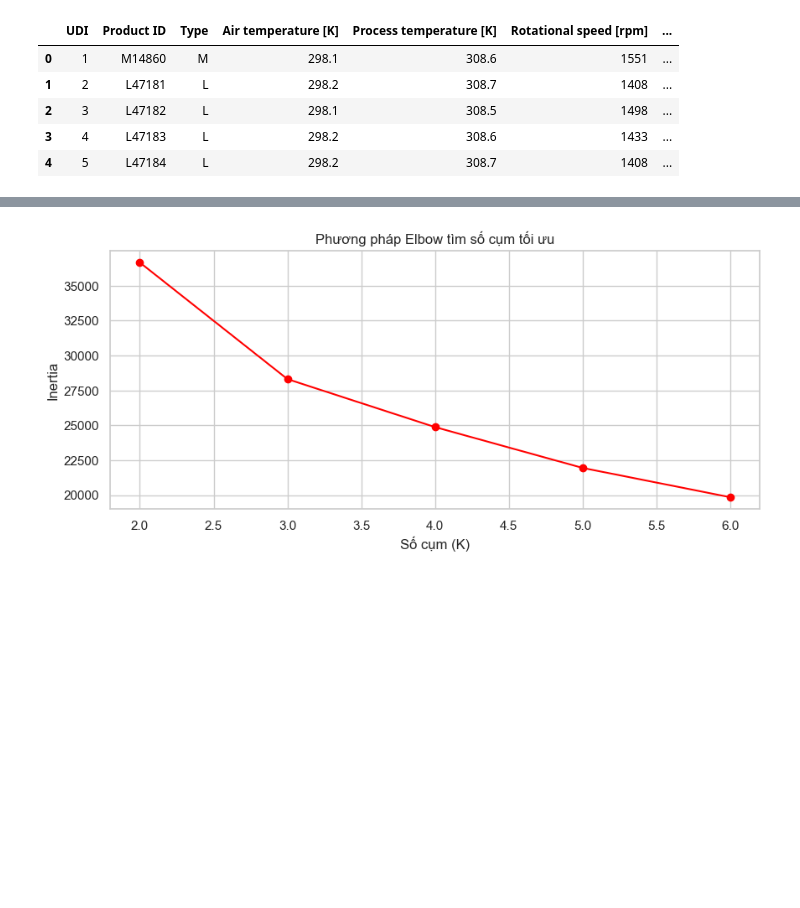
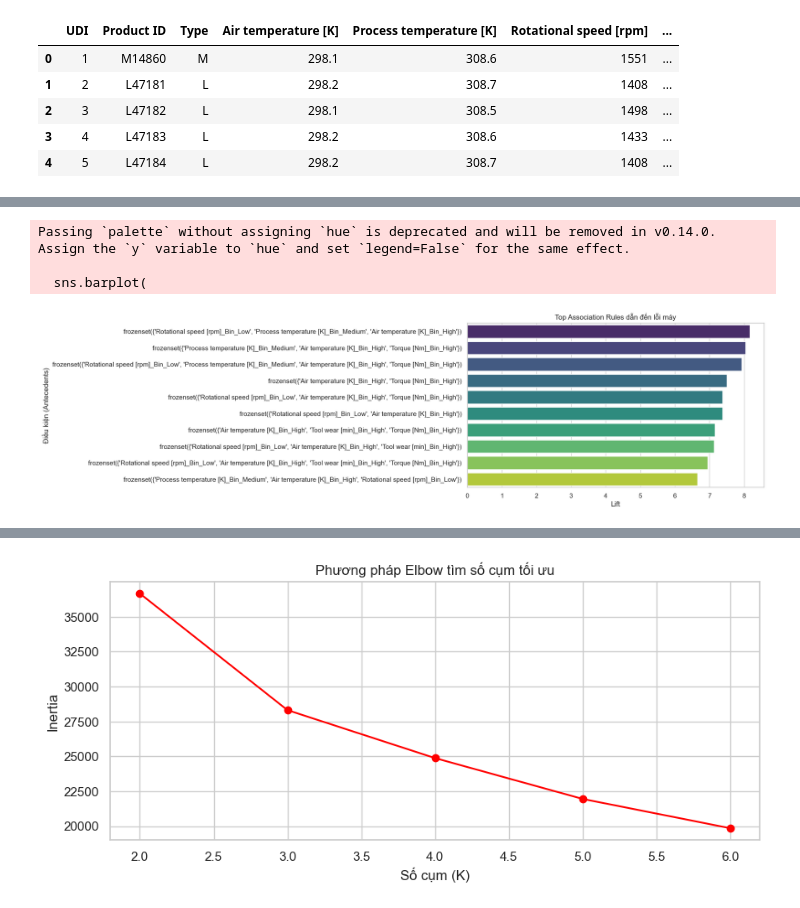
Before and after one commit to vubichhopdev-prog/BTL_DATA, a Jupyter notebook: notebooks/03_mining.ipynb, the cells around one changed output, grey strips where cells are left out. Cells and saved outputs as stored; diff of their text form; code cells hidden in the pictures; blank space fills up the shorter version.

```diff
--- a/notebooks/03_mining.ipynb
+++ b/notebooks/03_mining.ipynb
@@ -62,0 +68,34 @@ TOP 10 LUẬT DẪN ĐẾN LỖI MÁY:
+# %%
+import os
+import matplotlib.pyplot as plt
+import seaborn as sns
+
+# tạo thư mục nếu chưa có (tránh lỗi save)
+os.makedirs('images', exist_ok=True)
+
+# lấy top luật theo lift
+top_rules = failure_rules.sort_values(by='lift', ascending=False).head(10)
+
+plt.figure(figsize=(9,5))
+
+sns.barplot(
+    x=top_rules['lift'],
+    y=top_rules['antecedents'].astype(str),
+    palette='viridis'
+)
+
+plt.title('Top Association Rules dẫn đến lỗi máy', fontsize=12)
+plt.xlabel('Lift')
+plt.ylabel('Điều kiện (Antecedents)')
+
+plt.tight_layout()
+
+# lưu ảnh (dpi cao cho đẹp khi đưa vào PDF)
+plt.savefig('images/association_rules.png', dpi=300)
+
+plt.show()
+# %% [output]
+Passing `palette` without assigning `hue` is deprecated and will be removed in v0.14.0. Assign the `y` variable to `hue` and set `legend=False` for the same effect.
+
+  sns.barplot(
+[figure, added]
```
Also changed, not shown: parts of 3 cells of this notebook, 2 other files.
